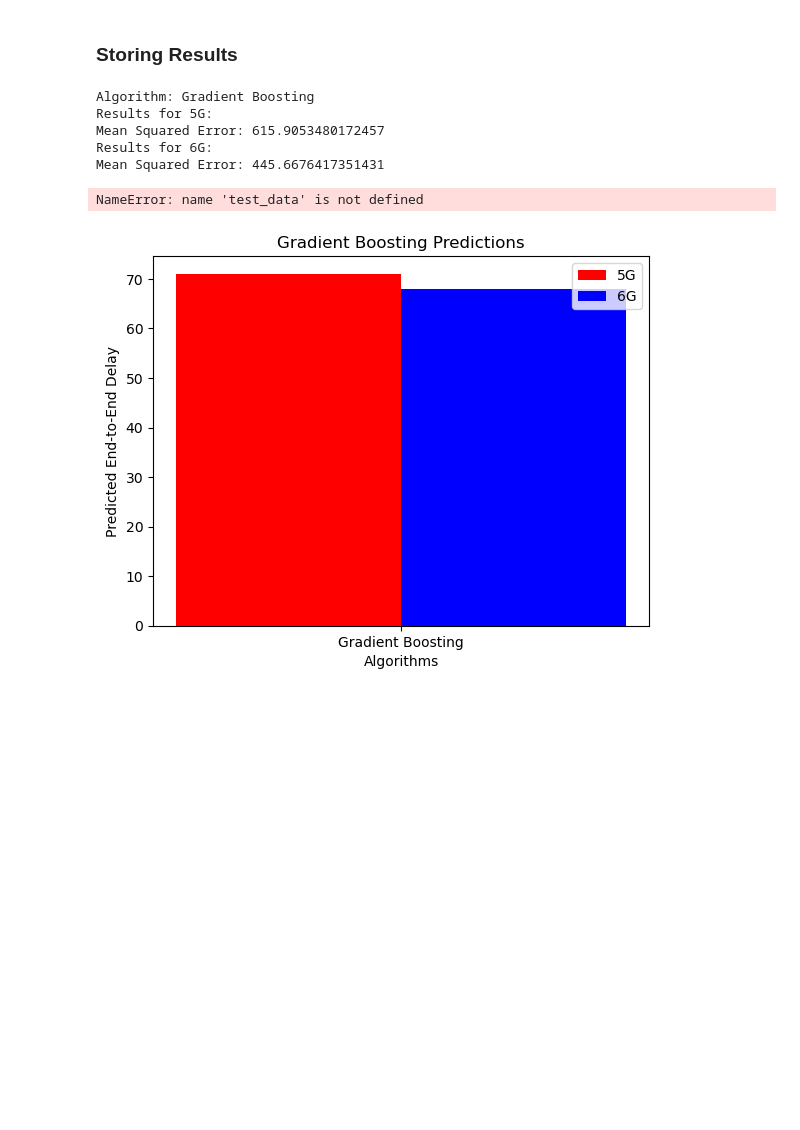
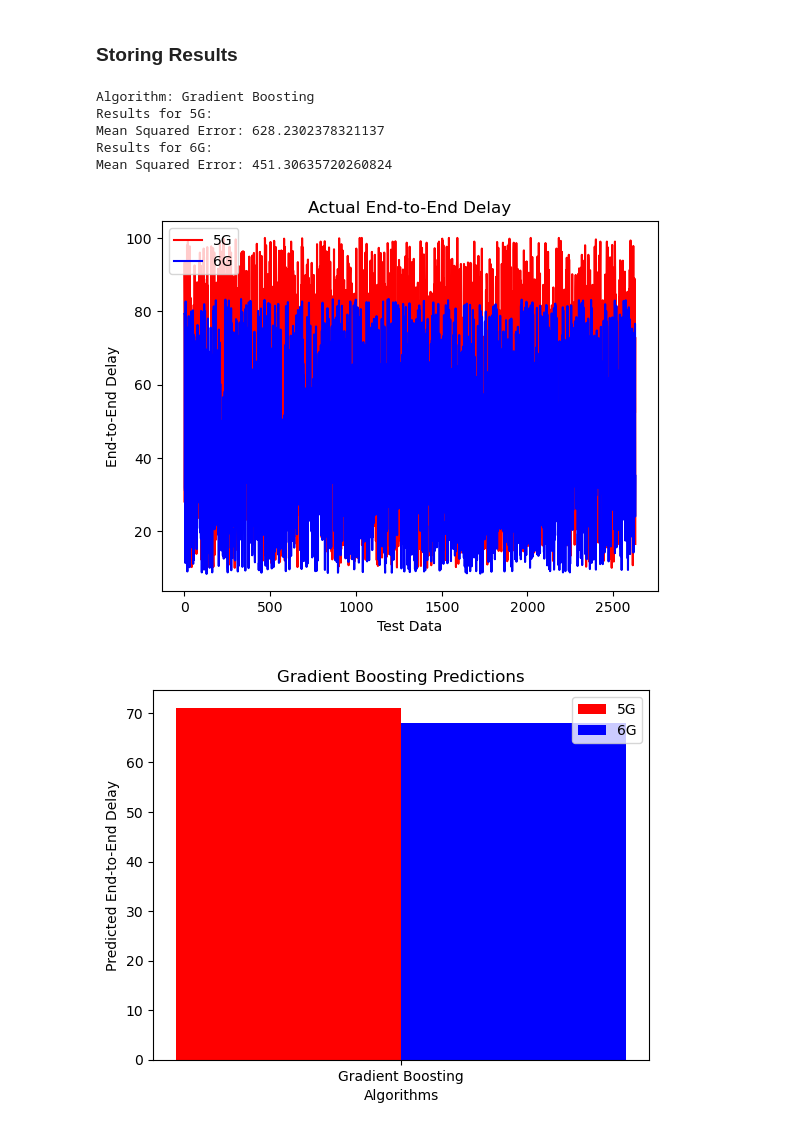
Before and after one commit to logicalNil/5g6gComparision, a Jupyter notebook: Implementation.ipynb, the cells around one changed output. Drawn from its saved outputs; the diff is of its cells as text; code cells hidden in the pictures; blank space fills up the shorter version.

Commit message:
E2E Graph

```diff
--- a/Implementation.ipynb
+++ b/Implementation.ipynb
@@ -69,9 +69,12 @@ y_6g = data_6g['End-to-End Delay']
 # %% [markdown]
 ## Training Algorithm
 # %%
+from onedal.neighbors import KNeighborsRegressor
+
 # Step 4: Train and evaluate the algorithms
 models = {
     'Linear Regression': LinearRegression(),
+    'k-Nearest Neighbors': KNeighborsRegressor(),
     'Decision Tree': DecisionTreeRegressor(),
     'Random Forest': RandomForestRegressor(),
     'Support Vector Regression': SVR(),
@@ -110,18 +113,23 @@ for name, result in results.items():
 # %% [output]
 Algorithm: Gradient Boosting
 Results for 5G:
-Mean Squared Error: 615.9053480172457
+Mean Squared Error: 628.2302378321137
 Results for 6G:
-Mean Squared Error: 445.6676417351431
+Mean Squared Error: 451.30635720260824
-# %%
-# Plotting the line graph for each algorithm
-plt.plot(test_data, knn_predictions, label='KNN')
-plt.plot(test_data, svm_predictions, label='SVM')
-plt.plot(test_data, logistic_regression_predictions, label='Logistic Regression')
-plt.plot(test_data, dnn_predictions, label='DNN')
-plt.plot(test_data, random_forest_predictions, label='Random Forest')
-# %% [output]
-NameError: name 'test_data' is not defined
+# %%
+# Resize the y_test_6g array to the length of the y_test_5g array
+y_test_6g = np.resize(y_test_6g, len(y_test_5g))
+
+# Plot the data
+plt.plot(test_data, y_test_5g, color='red', label='5G')
+plt.plot(test_data, y_test_6g, color='blue', label='6G')
+plt.title('Actual End-to-End Delay')
+plt.xlabel('Test Data')
+plt.ylabel('End-to-End Delay')
+plt.legend()
+plt.show()
+# %% [output]
+[figure, added]
 # %%
 # Step 6: Generate bar graphs
 x = np.arange(len(results))
```
Also changed, not shown: 1 other file.
